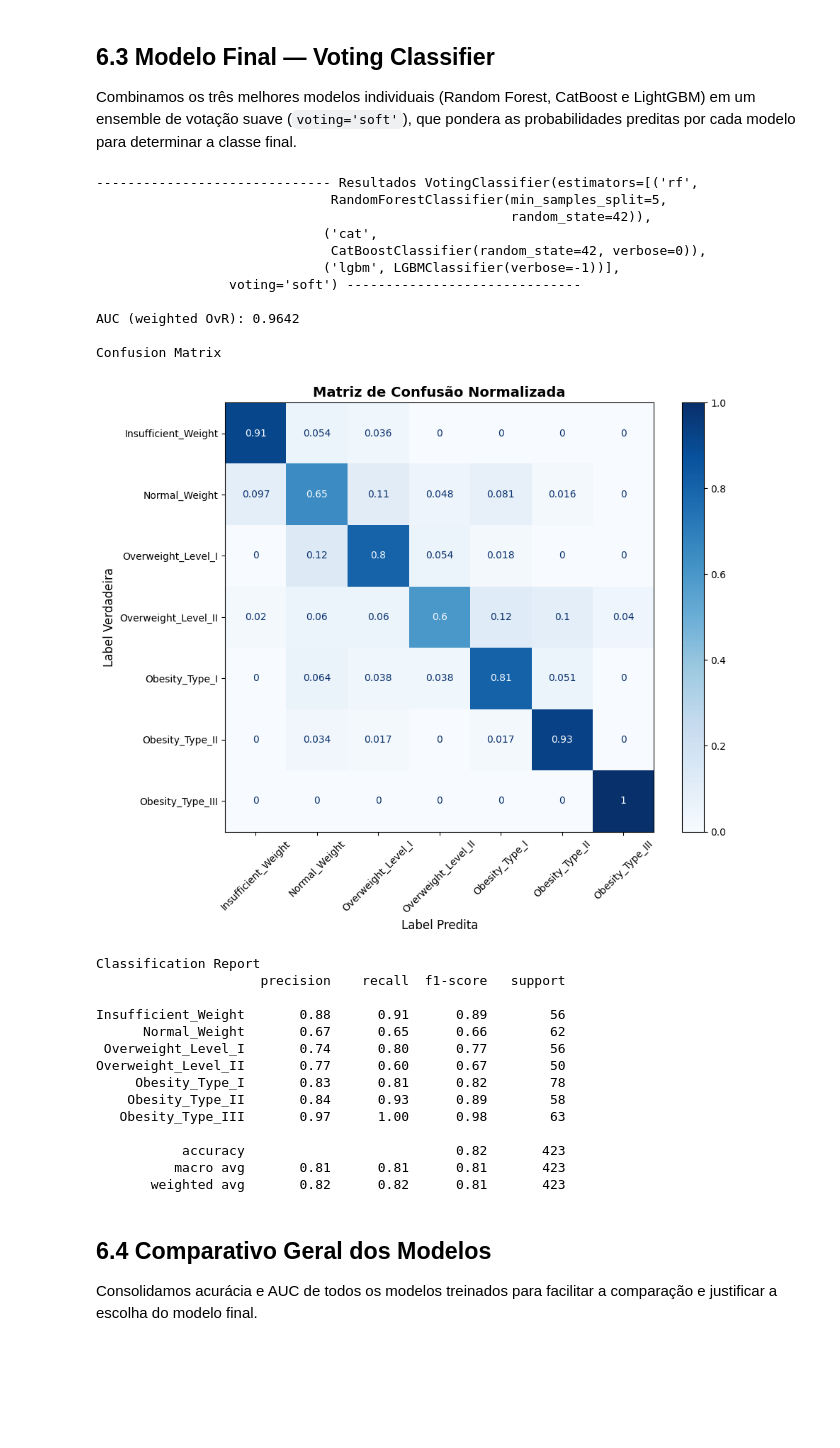
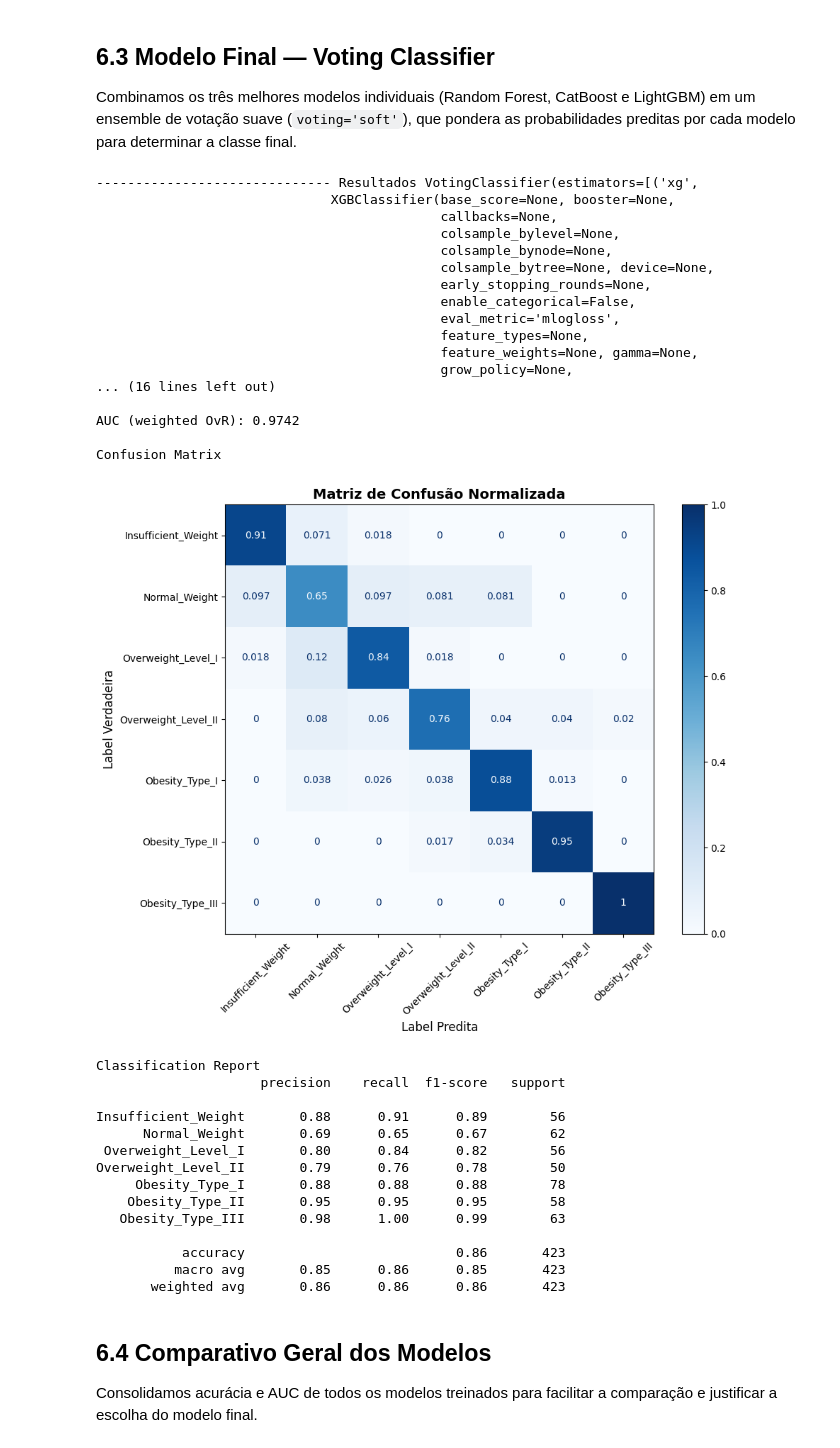
Before and after one commit to renankeskissian/tech_challenge_fase4, a Jupyter notebook: obesidade.ipynb, the cells around one changed output. Cells and saved outputs as stored; diff of their text form; code cells hidden in the pictures; blank space fills up the shorter version.

```diff
--- a/obesidade.ipynb
+++ b/obesidade.ipynb
@@ -500,12 +499,6 @@ CLASSES = list(mapa_obesidade.keys())  # mantém a ordem correta
 # %% [markdown]
 ## 4.2 Criação das Novas Features
 # %%
-# Faixa etária categorizada em 5 grupos
-df['faixa_etaria'] = pd.cut(df['Age'],
-    bins=[0, 18, 30, 45, 60, 100],
-    labels=[0, 1, 2, 3, 4]
-).astype(int)
-
 # Score de qualidade da dieta: quanto maior o valor, melhor a alimentação
 df['qualidade_dieta'] = df['FCVC'] * df['NCP'] - (df['FAVC'] == 'yes').astype(int)
 
@@ -568,7 +560,7 @@ A pipeline executa as seguintes etapas em sequência:
 from sklearn.pipeline import Pipeline
 
 pipeline = Pipeline([
-    ('remover_colunas', DropFeatures(feature_to_drop=['Weight', 'Height'])),
+    ('remover_colunas', DropFeatures(feature_to_drop=['Weight'])),
 
     # Variáveis binárias: Male/Female, yes/no — sem tradução prévia
     ('ordinal_binario', CustomOrdinalEncoder(
@@ -586,7 +578,7 @@ pipeline = Pipeline([
 
     ('one_hot', CustomOneHotEncoder(columns=['MTRANS'])),
     ('scaler',  MinMax(min_max_scaler=['Age', 'FCVC', 'NCP', 'CH2O', 'FAF', 'TUE',
-                                       'faixa_etaria', 'alcool_sedentario',
+                                        'alcool_sedentario',
                                        'qualidade_dieta', 'risco_genetico_habito']))
 ])
 # %% [markdown]
@@ -958,42 +955,49 @@ preditas por cada modelo para determinar a classe final.
 # %%
 from sklearn.ensemble import VotingClassifier
 
 voting = VotingClassifier(
     estimators=[
-        ('rf',   RandomForestClassifier(min_samples_split=5, random_state=SEED)),
+       ('xg', XGBClassifier(random_state=SEED, eval_metric='mlogloss')),
+        # ('rf',   RandomForestClassifier(min_samples_split=5, random_state=SEED)),
         ('cat',  CatBoostClassifier(random_state=SEED, verbose=0)),
         ('lgbm', LGBMClassifier(verbose=-1))
     ],
     voting='soft'  # pondera as probabilidades de cada modelo
 )
 roda_modelo(voting)
 # %% [output]
------------------------------- Resultados VotingClassifier(estimators=[('rf',
-                              RandomForestClassifier(min_samples_split=5,
-                                                     random_state=42)),
-                             ('cat',
-                              CatBoostClassifier(random_state=42, verbose=0)),
-                             ('lgbm', LGBMClassifier(verbose=-1))],
-                 voting='soft') ------------------------------
+------------------------------ Resultados VotingClassifier(estimators=[('xg',
+                              XGBClassifier(base_score=None, booster=None,
+                                            callbacks=None,
+                                            colsample_bylevel=None,
+                                            colsample_bynode=None,
+                                            colsample_bytree=None, device=None,
+                                            early_stopping_rounds=None,
+                                            enable_categorical=False,
+                                            eval_metric='mlogloss',
+                                            feature_types=None,
+                                            feature_weights=None, gamma=None,
+                                            grow_policy=None,
+... (16 lines left out)
 
-AUC (weighted OvR): 0.9642
+AUC (weighted OvR): 0.9742
 
 Confusion Matrix
-[figure, old version]
+[figure, new version]
 Classification Report
                      precision    recall  f1-score   support
 
 Insufficient_Weight       0.88      0.91      0.89        56
-      Normal_Weight       0.67      0.65      0.66        62
- Overweight_Level_I       0.74      0.80      0.77        56
-Overweight_Level_II       0.77      0.60      0.67        50
-     Obesity_Type_I       0.83      0.81      0.82        78
-    Obesity_Type_II       0.84      0.93      0.89        58
-   Obesity_Type_III       0.97      1.00      0.98        63
+      Normal_Weight       0.69      0.65      0.67        62
+ Overweight_Level_I       0.80      0.84      0.82        56
+Overweight_Level_II       0.79      0.76      0.78        50
+     Obesity_Type_I       0.88      0.88      0.88        78
+    Obesity_Type_II       0.95      0.95      0.95        58
+   Obesity_Type_III       0.98      1.00      0.99        63
 
-           accuracy                           0.82       423
-          macro avg       0.81      0.81      0.81       423
-       weighted avg       0.82      0.82      0.81       423
+           accuracy                           0.86       423
+          macro avg       0.85      0.86      0.85       423
+       weighted avg       0.86      0.86      0.86       423
 # %% [markdown]
 ## 6.4 Comparativo Geral dos Modelos
 
```
Also changed, not shown: parts of 20 cells of this notebook, 6 other files.
